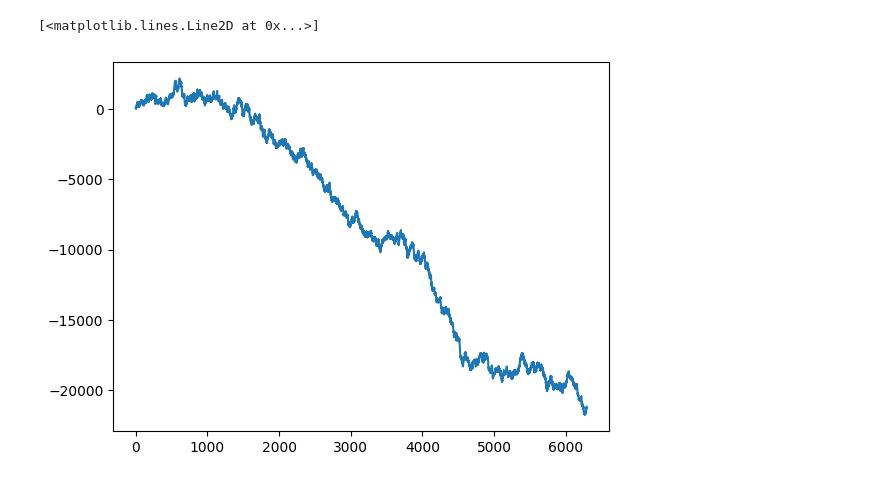
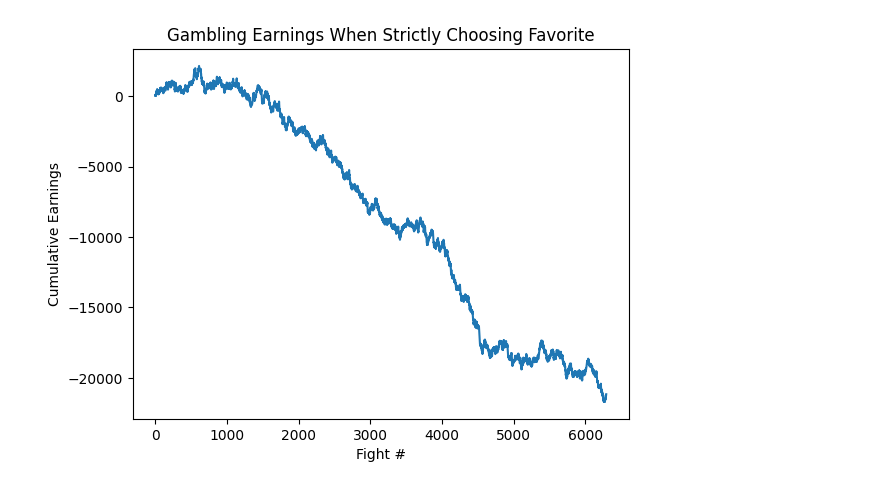
Before and after one commit to abanoubm1234567/ufc, a Jupyter notebook: src/main.ipynb, the cells around one changed output. Saved outputs shown, nothing was run; the diff lists cells and outputs as text; code cells hidden in the pictures.

Commit message:
just more graphs and stuff

```diff
--- a/src/main.ipynb
+++ b/src/main.ipynb
@@ -5,34 +5,36 @@ import matplotlib.pyplot as plt
 df = pd.read_csv('../data/ufc-master.csv')
 # %%
 cumulative = 0
+equal_cumulative = 0
 i = 0
 df = df.dropna(subset=['RedOdds', 'BlueOdds', 'RedExpectedValue', 'BlueExpectedValue'])
 x_values = []
 y_values = []
+equal_y_values = []
 for row in df.itertuples():
  i+=1
  x_values.append(i)
-
  if (row.RedOdds < row.BlueOdds):
   if (row.Winner == 'Red'):
    cumulative += row.RedExpectedValue
-   #print('win',row.RedExpectedValue, ' - Cumulative:',cumulative)
+   equal_cumulative += 1
   else:
-
    cumulative -= 100
-   #print('loss -100', ' - Cumulative:',cumulative)
+   equal_cumulative -= 1
  else:
   if (row.Winner == 'Blue'):
    cumulative += row.BlueExpectedValue
-   #print('win',row.BlueExpectedValue, ' - Cumulative:',cumulative)
-
+   equal_cumulative += 1
   else:
-
    cumulative -= 100
-   #print('loss -100', ' - Cumulative:',cumulative)
+   equal_cumulative -= 1
  y_values.append(cumulative)
+ equal_y_values.append(equal_cumulative)
 # %%
 plt.plot(x_values, y_values)
+plt.xlabel('Fight #')
+plt.ylabel('Cumulative Earnings')
+plt.title('Gambling Earnings When Strictly Choosing Favorite')
+plt.show()
 # %% [output]
-[<matplotlib.lines.Line2D at 0x...>]
-[figure, old version]
+[figure, new version]
```
Also changed, not shown: parts of 4 cells of this notebook.
